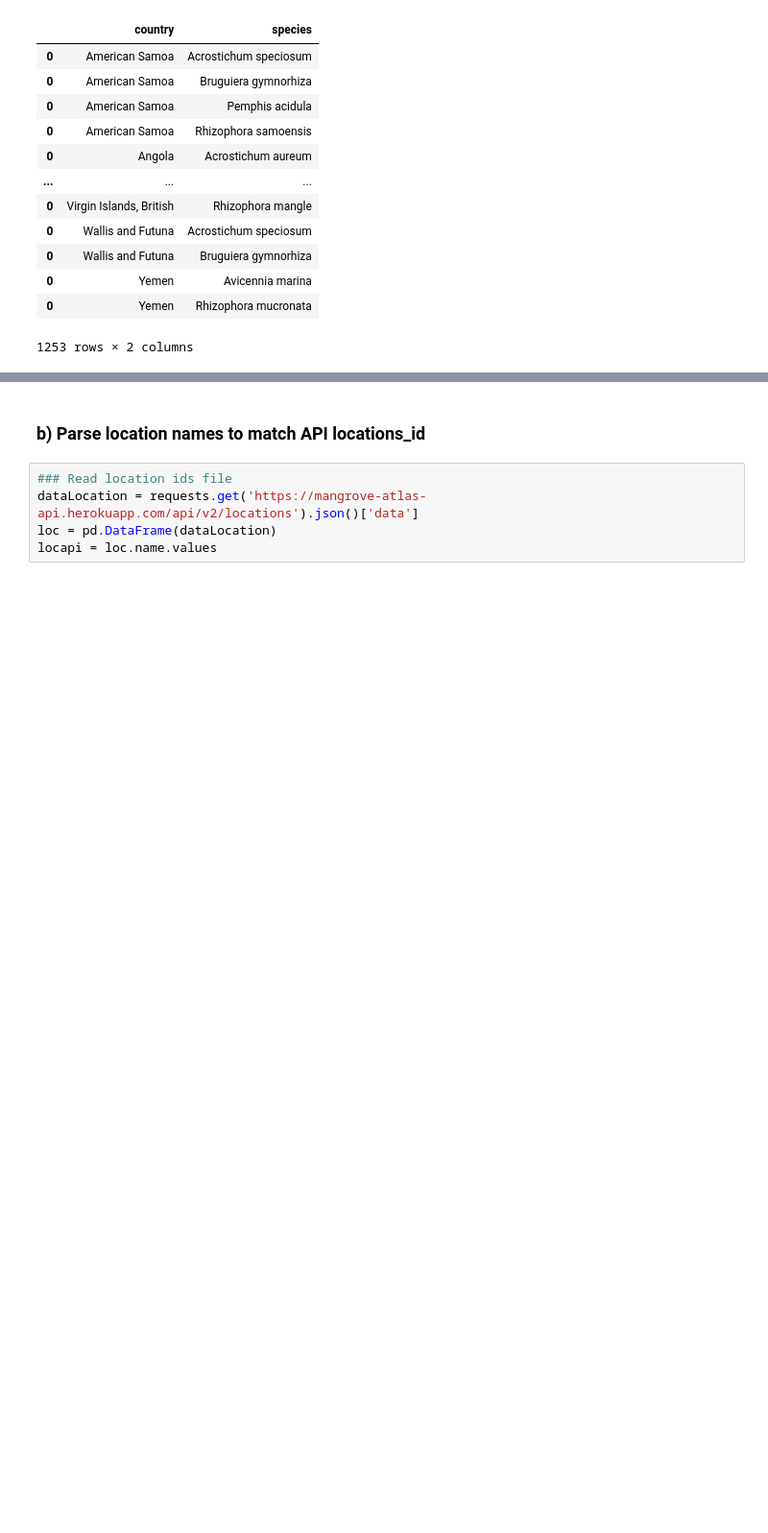
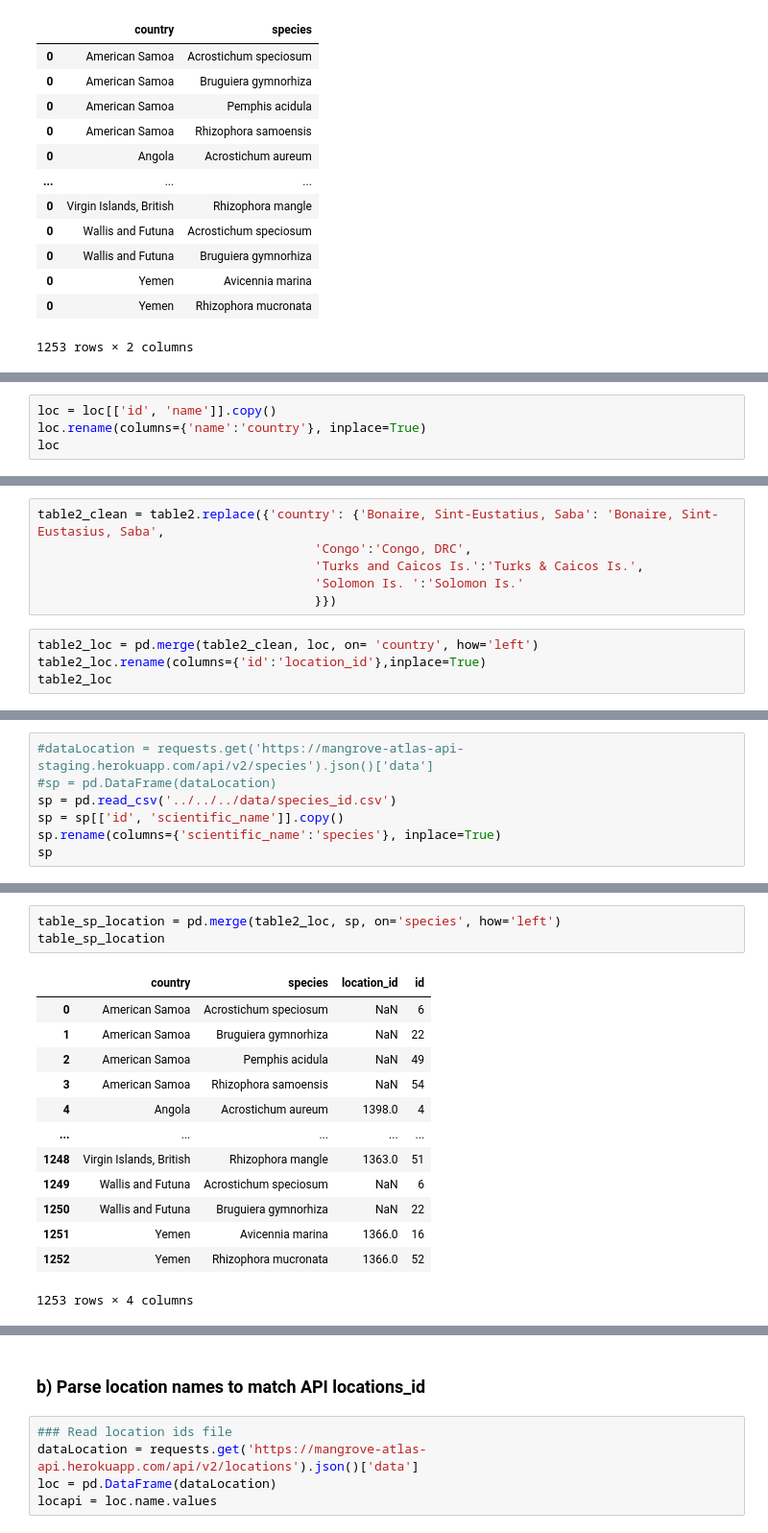
Before and after one commit to Vizzuality/mangrove-atlas, a Jupyter notebook: data/notebooks/Lab/data_processing/species_widget_validatior_test.ipynb, the cells around one changed output, grey strips where cells are left out. Shown: that part at 96% size. Drawn from its saved outputs; the diff is of its cells as text; blank space fills up the shorter version.

```diff
--- a/data/notebooks/Lab/data_processing/species_widget_validatior_test.ipynb
+++ b/data/notebooks/Lab/data_processing/species_widget_validatior_test.ipynb
@@ -309,0 +326,4 @@ table2
+# %%
+loc = loc[['id', 'name']].copy()
+loc.rename(columns={'name':'country'}, inplace=True)
+loc
@@ -309,0 +344,10 @@ table2
+# %%
+table2_clean = table2.replace({'country': {'Bonaire, Sint-Eustatius, Saba': 'Bonaire, Sint-Eustasius, Saba',
+                                     'Congo':'Congo, DRC',
+                                     'Turks and Caicos Is.':'Turks & Caicos Is.',
+                                     'Solomon Is. ':'Solomon Is.'
+                                     }})
+# %%
+table2_loc = pd.merge(table2_clean, loc, on= 'country', how='left')
+table2_loc.rename(columns={'id':'location_id'},inplace=True)
+table2_loc
@@ -309,0 +383,7 @@ table2
+# %%
+#dataLocation = requests.get('https://mangrove-atlas-api-staging.herokuapp.com/api/v2/species').json()['data']
+#sp = pd.DataFrame(dataLocation)
+sp = pd.read_csv('../../../data/species_id.csv')
+sp = sp[['id', 'scientific_name']].copy()
+sp.rename(columns={'scientific_name':'species'}, inplace=True)
+sp
@@ -309,0 +404,17 @@ table2
+# %%
+table_sp_location = pd.merge(table2_loc, sp, on='species', how='left')
+table_sp_location
+# %% [output]
+|  | country | species | location_id | id |
+| 0 | American Samoa | Acrostichum speciosum | NaN | 6 |
+| 1 | American Samoa | Bruguiera gymnorhiza | NaN | 22 |
+| 2 | American Samoa | Pemphis acidula | NaN | 49 |
+| 3 | American Samoa | Rhizophora samoensis | NaN | 54 |
+| 4 | Angola | Acrostichum aureum | 1398.0 | 4 |
+| ... | ... | ... | ... | ... |
+| 1248 | Virgin Islands, British | Rhizophora mangle | 1363.0 | 51 |
+| 1249 | Wallis and Futuna | Acrostichum speciosum | NaN | 6 |
+| 1250 | Wallis and Futuna | Bruguiera gymnorhiza | NaN | 22 |
+| 1251 | Yemen | Avicennia marina | 1366.0 | 16 |
+| 1252 | Yemen | Rhizophora mucronata | 1366.0 | 52 |
+1253 rows × 4 columns
```
Also changed, not shown: parts of 11 cells of this notebook.
